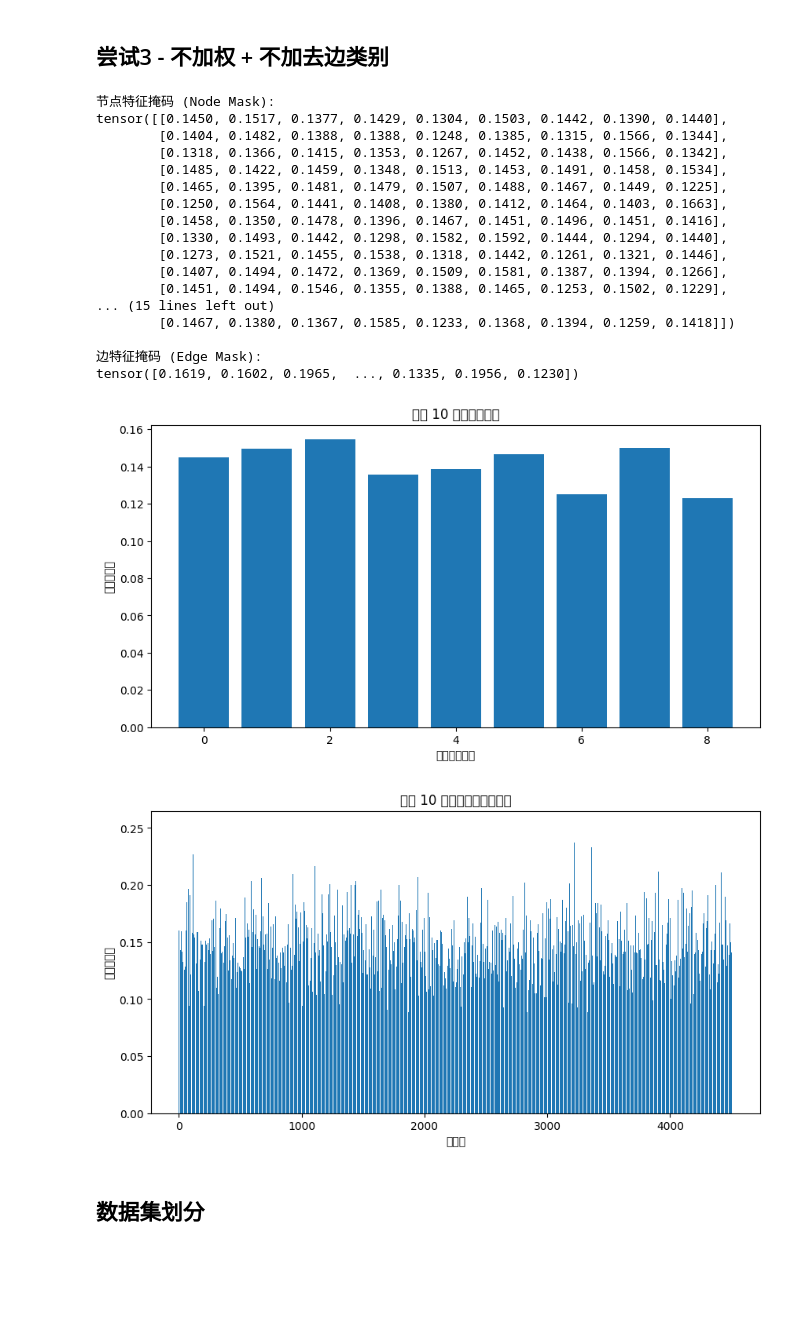
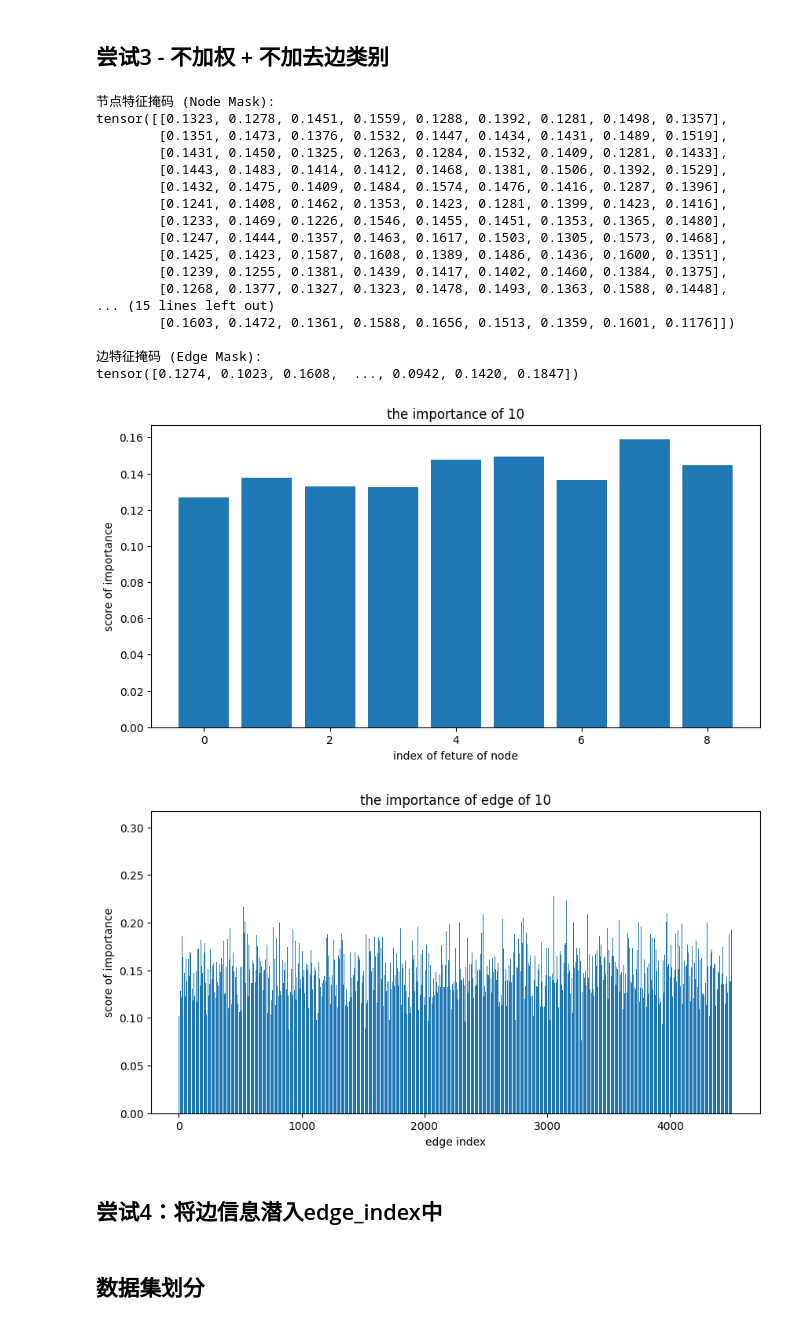
Before and after one commit to ManGuo1130/Synergistic-effect-evaluation, a Jupyter notebook: R_GCN.ipynb, the cells around one changed output. Cells and saved outputs as stored; diff of their text form; code cells hidden in the pictures; blank space fills up the shorter version.

```diff
--- a/R_GCN.ipynb
+++ b/R_GCN.ipynb
@@ -934,51 +928,53 @@ explainer = Explainer(
 explanation = explainer(data.x, data.edge_index, target=target, index=node_index)
 
 # 打印解释结果
 print("节点特征掩码 (Node Mask):")
 print(explanation.node_mask)
 
 print("\n边特征掩码 (Edge Mask):")
 print(explanation.edge_mask)
 
 # 提取特定节点的节点特征掩码
 node_mask = explanation.node_mask.detach().cpu().numpy()  # 形状: (num_nodes, num_features)
 node_mask_specific = node_mask[node_index]  # 形状: (num_features,)
 
 # 可视化特定节点的节点特征掩码
 plt.figure(figsize=(10, 5))
 plt.bar(range(len(node_mask_specific)), node_mask_specific)
-plt.xlabel('节点特征索引')
-plt.ylabel('重要性评分')
-plt.title(f'节点 {node_index} 的特征重要性')
+plt.xlabel('index of feture of node')
+plt.ylabel('score of importance')
+plt.title(f'the importance of {node_index}')
 plt.show()
 
 # 提取相关边的边掩码
 edge_mask = explanation.edge_mask.detach().cpu().numpy()  # 形状: (num_edges,)
 
 # 可视化边掩码
 plt.figure(figsize=(10, 5))
 plt.bar(range(len(edge_mask)), edge_mask)
-plt.xlabel('边索引')
-plt.ylabel('重要性评分')
-plt.title(f'节点 {node_index} 相关边的掩码重要性')
+plt.xlabel('edge index')
+plt.ylabel('score of importance')
+plt.title(f'the importance of edge of {node_index}')
 plt.show()
 # %% [output]
 节点特征掩码 (Node Mask):
-tensor([[0.1450, 0.1517, 0.1377, 0.1429, 0.1304, 0.1503, 0.1442, 0.1390, 0.1440],
-        [0.1404, 0.1482, 0.1388, 0.1388, 0.1248, 0.1385, 0.1315, 0.1566, 0.1344],
-        [0.1318, 0.1366, 0.1415, 0.1353, 0.1267, 0.1452, 0.1438, 0.1566, 0.1342],
-        [0.1485, 0.1422, 0.1459, 0.1348, 0.1513, 0.1453, 0.1491, 0.1458, 0.1534],
-        [0.1465, 0.1395, 0.1481, 0.1479, 0.1507, 0.1488, 0.1467, 0.1449, 0.1225],
-        [0.1250, 0.1564, 0.1441, 0.1408, 0.1380, 0.1412, 0.1464, 0.1403, 0.1663],
-        [0.1458, 0.1350, 0.1478, 0.1396, 0.1467, 0.1451, 0.1496, 0.1451, 0.1416],
-        [0.1330, 0.1493, 0.1442, 0.1298, 0.1582, 0.1592, 0.1444, 0.1294, 0.1440],
-        [0.1273, 0.1521, 0.1455, 0.1538, 0.1318, 0.1442, 0.1261, 0.1321, 0.1446],
-        [0.1407, 0.1494, 0.1472, 0.1369, 0.1509, 0.1581, 0.1387, 0.1394, 0.1266],
-        [0.1451, 0.1494, 0.1546, 0.1355, 0.1388, 0.1465, 0.1253, 0.1502, 0.1229],
+tensor([[0.1323, 0.1278, 0.1451, 0.1559, 0.1288, 0.1392, 0.1281, 0.1498, 0.1357],
+        [0.1351, 0.1473, 0.1376, 0.1532, 0.1447, 0.1434, 0.1431, 0.1489, 0.1519],
+        [0.1431, 0.1450, 0.1325, 0.1263, 0.1284, 0.1532, 0.1409, 0.1281, 0.1433],
+        [0.1443, 0.1483, 0.1414, 0.1412, 0.1468, 0.1381, 0.1506, 0.1392, 0.1529],
+        [0.1432, 0.1475, 0.1409, 0.1484, 0.1574, 0.1476, 0.1416, 0.1287, 0.1396],
+        [0.1241, 0.1408, 0.1462, 0.1353, 0.1423, 0.1281, 0.1399, 0.1423, 0.1416],
+        [0.1233, 0.1469, 0.1226, 0.1546, 0.1455, 0.1451, 0.1353, 0.1365, 0.1480],
+        [0.1247, 0.1444, 0.1357, 0.1463, 0.1617, 0.1503, 0.1305, 0.1573, 0.1468],
+        [0.1425, 0.1423, 0.1587, 0.1608, 0.1389, 0.1486, 0.1436, 0.1600, 0.1351],
+        [0.1239, 0.1255, 0.1381, 0.1439, 0.1417, 0.1402, 0.1460, 0.1384, 0.1375],
+        [0.1268, 0.1377, 0.1327, 0.1323, 0.1478, 0.1493, 0.1363, 0.1588, 0.1448],
 ... (15 lines left out)
-        [0.1467, 0.1380, 0.1367, 0.1585, 0.1233, 0.1368, 0.1394, 0.1259, 0.1418]])
+        [0.1603, 0.1472, 0.1361, 0.1588, 0.1656, 0.1513, 0.1359, 0.1601, 0.1176]])
 
 边特征掩码 (Edge Mask):
-tensor([0.1619, 0.1602, 0.1965,  ..., 0.1335, 0.1956, 0.1230])
+tensor([0.1274, 0.1023, 0.1608,  ..., 0.0942, 0.1420, 0.1847])
-[figure, old version]
+[figure, new version]
-[figure, old version]
+[figure, new version]
+# %% [markdown]
+## 尝试4：将边信息潜入edge_index中
```
Also changed, not shown: parts of 5 cells of this notebook.
